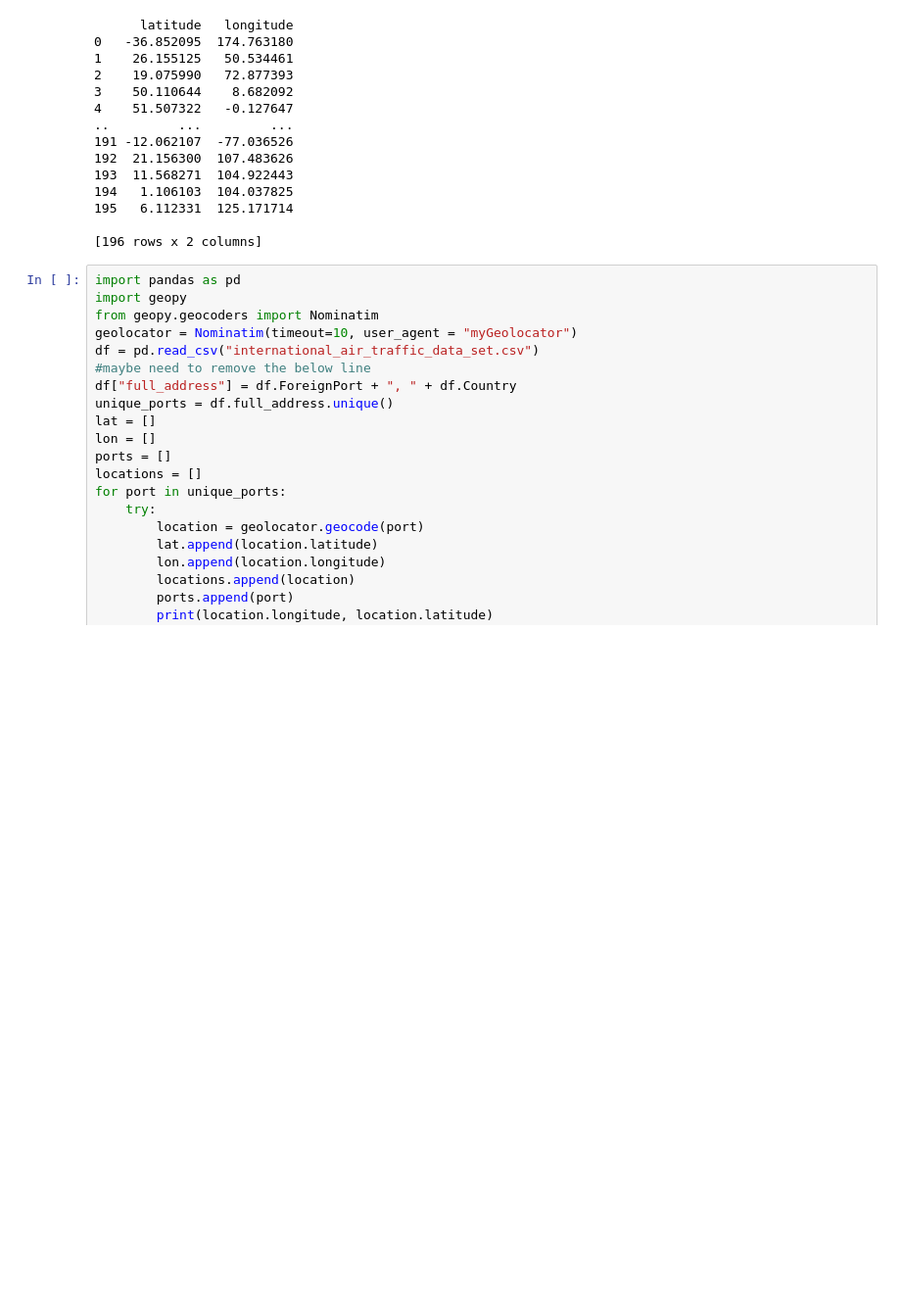
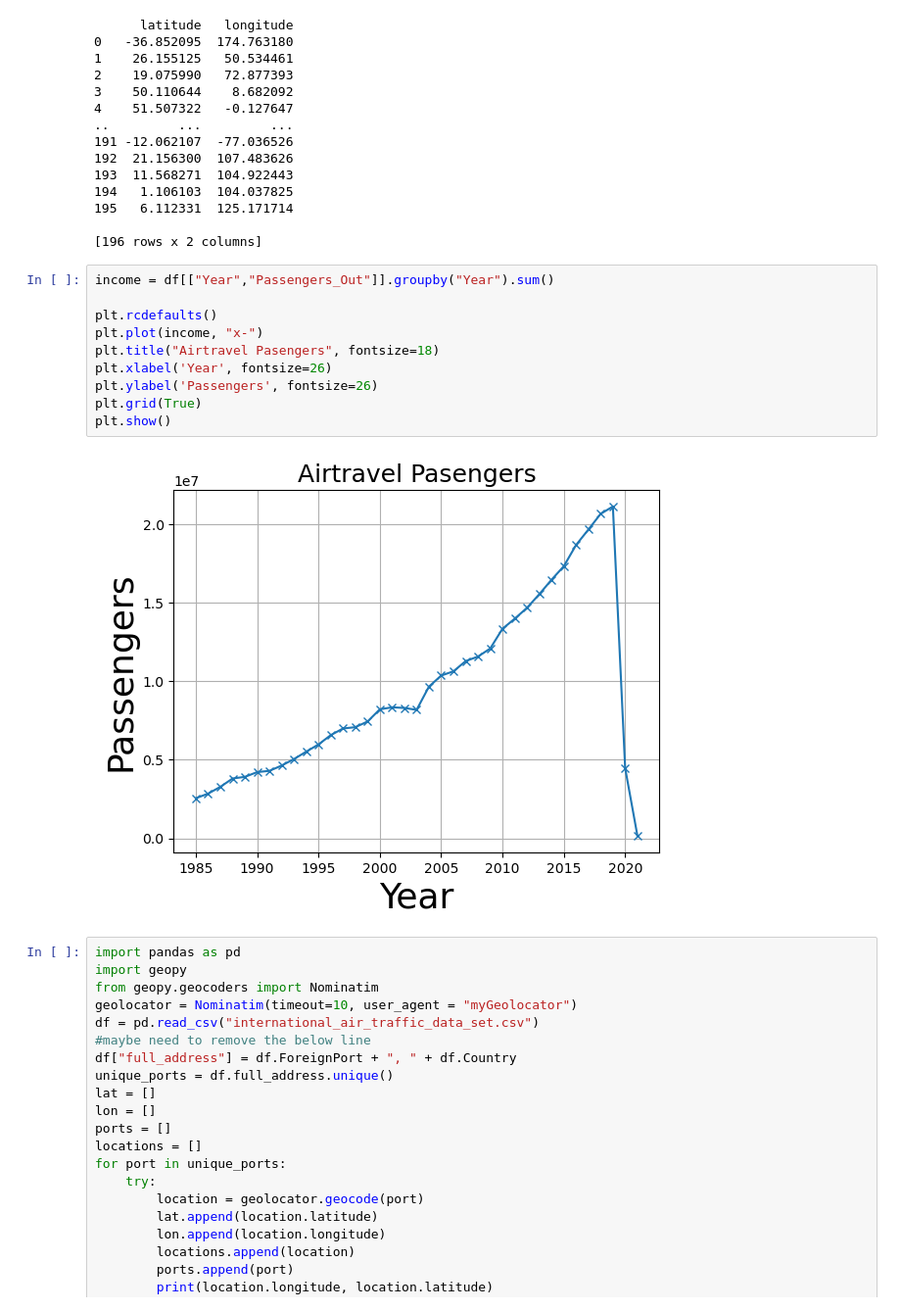
Before and after one commit to Anthony-Fr-1/data_project, a Jupyter notebook: Air Travel Data Assignment.ipynb, the cells around one changed output. Shown at 98% size. Drawn from its saved outputs; the diff is of its cells as text; blank space fills up the shorter version.

```diff
--- a/Air Travel Data Assignment.ipynb
+++ b/Air Travel Data Assignment.ipynb
@@ -420,6 +490,18 @@ This gather the longitude data from geocode
 195   6.112331  125.171714
 
 [196 rows x 2 columns]
+# %%
+income = df[["Year","Passengers_Out"]].groupby("Year").sum()
+
+plt.rcdefaults()
+plt.plot(income, "x-")
+plt.title("Airtravel Pasengers", fontsize=18)
+plt.xlabel('Year', fontsize=26)
+plt.ylabel('Passengers', fontsize=26)
+plt.grid(True)
+plt.show()
+# %% [output]
+[figure, added]
 # %%
 import pandas as pd
 import geopy
```
Also changed, not shown: parts of 9 cells of this notebook, 1 other file.
